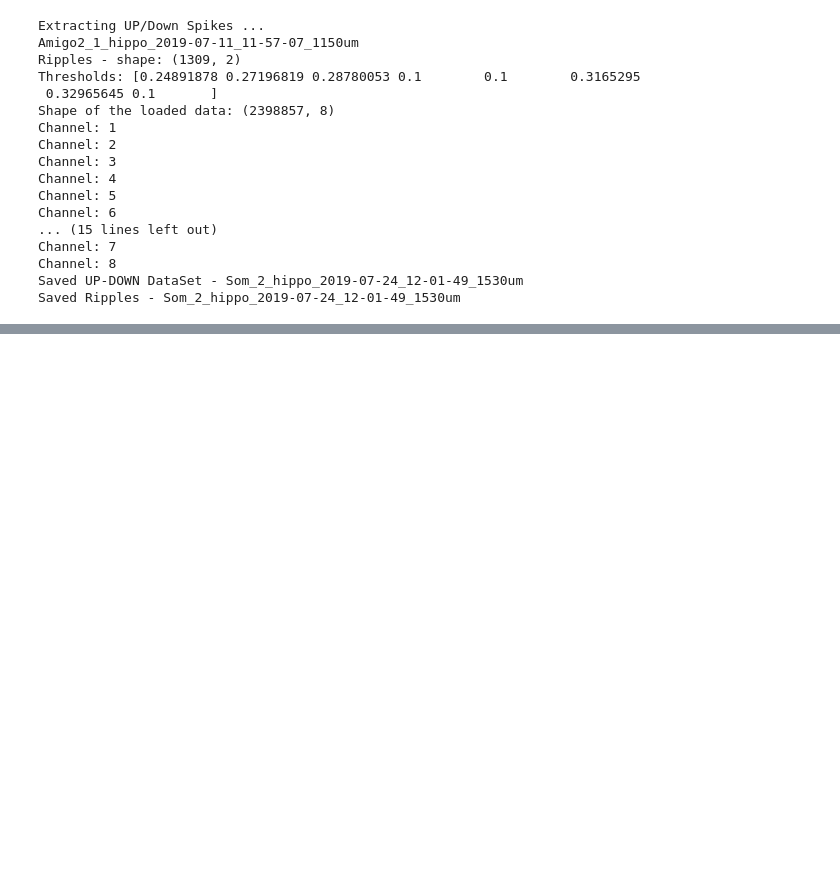
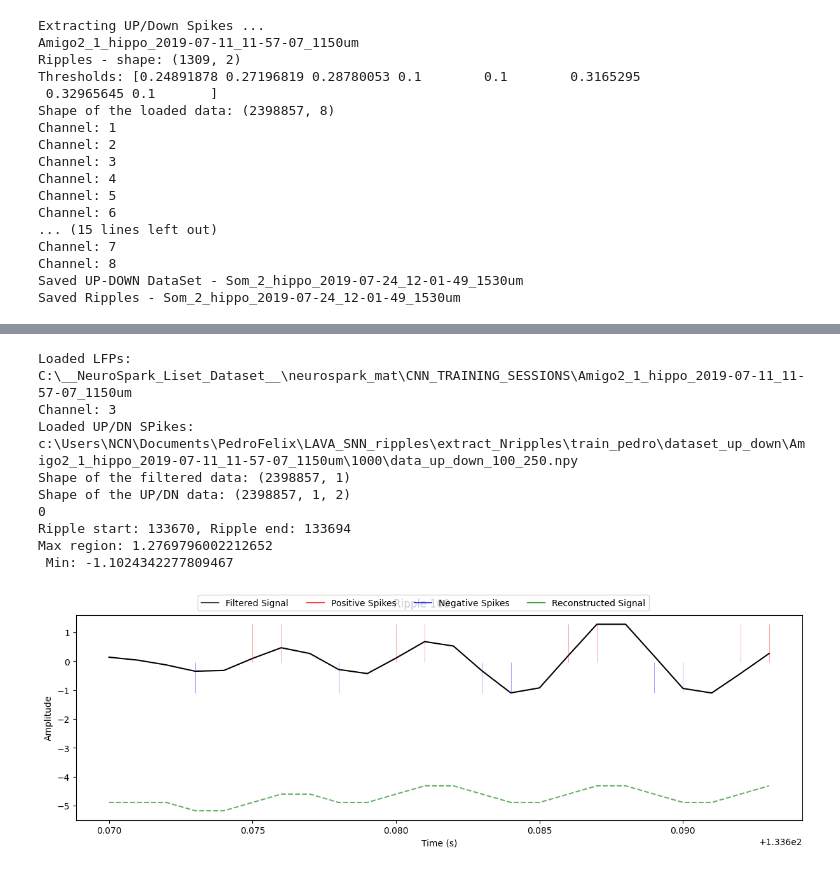
Before and after one commit to pedrofurrix/LAVA_SNN_ripples, a Jupyter notebook: extract_Nripples/visualize_dataset.ipynb, the cells around one changed output, grey strips where cells are left out. Saved outputs shown, nothing was run; the diff lists cells and outputs as text; code cells hidden in the pictures; blank space fills up the shorter version.

```diff
--- a/extract_Nripples/visualize_dataset.ipynb
+++ b/extract_Nripples/visualize_dataset.ipynb
@@ -50,6 +109,17 @@ plot_channels(spikified_chunks,channels=[0,1,2,3,4,5,6,7],id=0,ripple=7,diff_plo
 # %%
 plot_channels(spikified_chunks,filtered_chunks,channels=[0,1,2,3,4,5,6,7],id=0,ripple=7,diff_plots=False)
 # %%
-plot_reconstruction(channels=[1],ripple=1)
+plot_reconstruction(channels=[2],ripple=100,downsampled_fs=downsampled_fs,)
+# %% [output]
+Loaded LFPs: C:\__NeuroSpark_Liset_Dataset__\neurospark_mat\CNN_TRAINING_SESSIONS\Amigo2_1_hippo_2019-07-11_11-57-07_1150um
+Channel: 3
+Loaded UP/DN SPikes: c:\Users\NCN\Documents\PedroFelix\LAVA_SNN_ripples\extract_Nripples\train_pedro\dataset_up_down\Amigo2_1_hippo_2019-07-11_11-57-07_1150um\1000\data_up_down_100_250.npy
+Shape of the filtered data: (2398857, 1)
+Shape of the UP/DN data: (2398857, 1, 2)
+0
+Ripple start: 133670, Ripple end: 133694
+Max region: 1.2769796002212652
+ Min: -1.1024342277809467
+[figure, added]
 # %%
 plot_ripple_stats()
```
Also changed, not shown: parts of 4 cells of this notebook, 5 other files.
